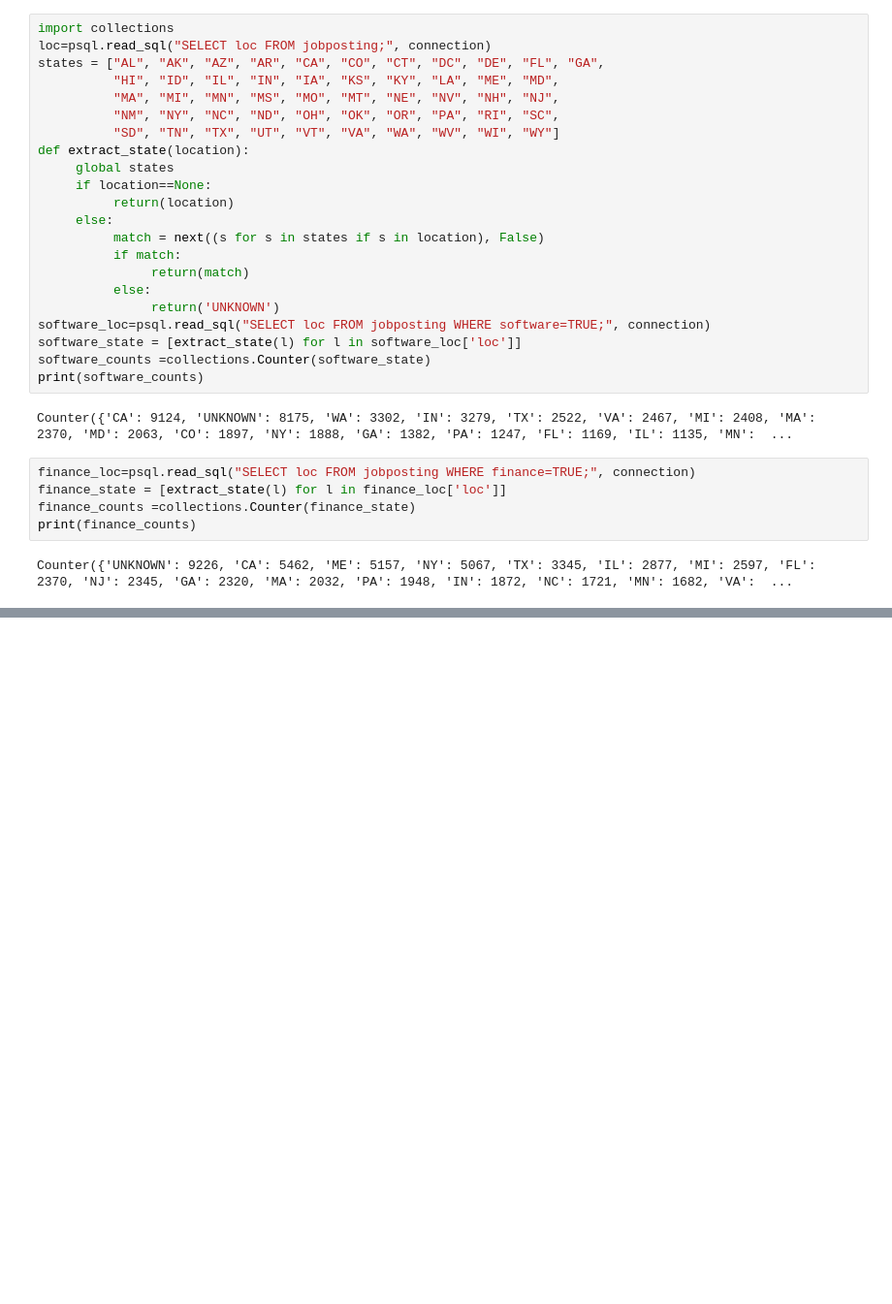
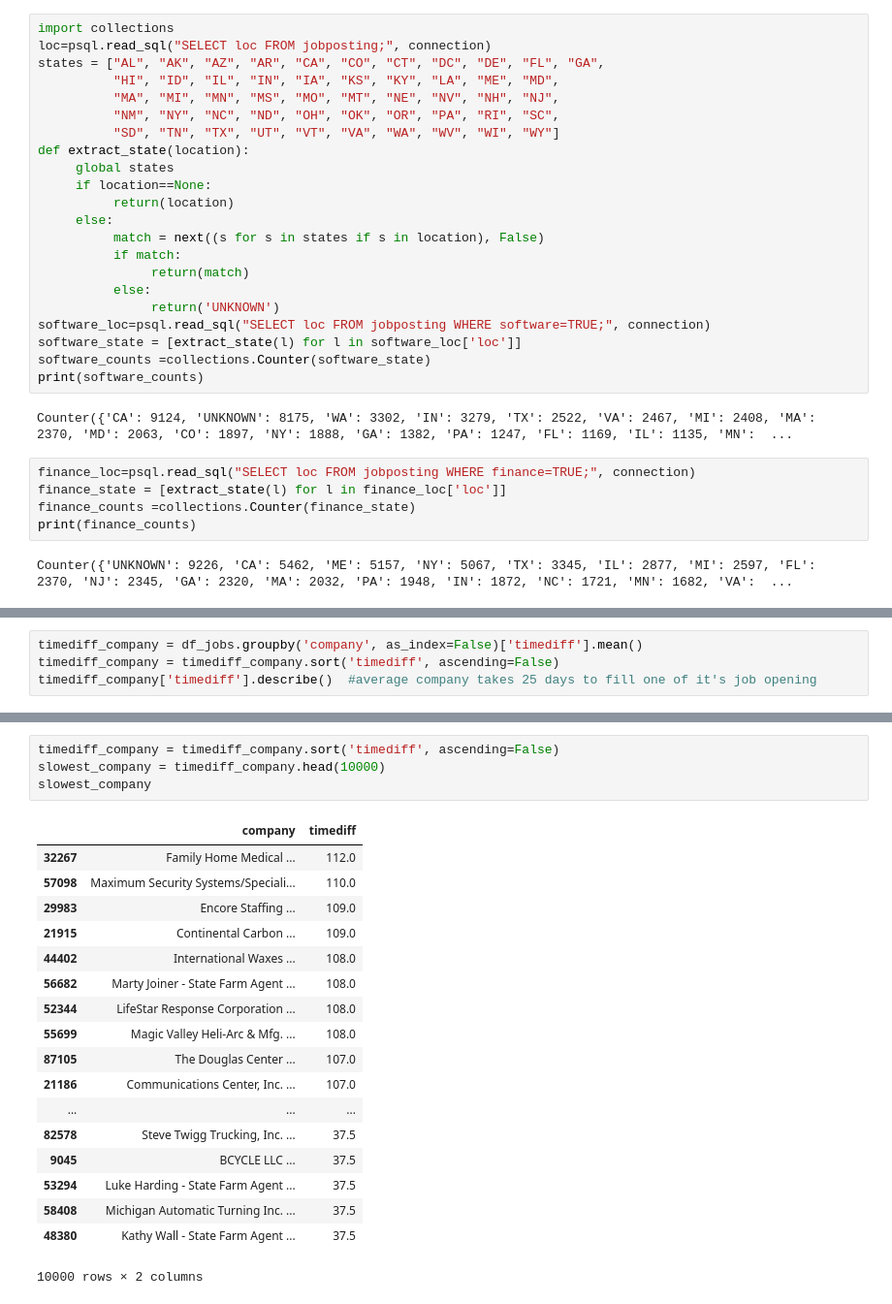
Before and after one commit to MSIA/vail, a Jupyter notebook: eda.ipynb, the cells around one changed output, grey strips where cells are left out. Shown at 97% size. Saved outputs shown, nothing was run; the diff lists cells and outputs as text; blank space fills up the shorter version.

```diff
--- a/eda.ipynb
+++ b/eda.ipynb
@@ -436,0 +563,4 @@ Counter({'UNKNOWN': 9226, 'CA': 5462, 'ME': 5157, 'NY': 5067, 'TX': 3345, 'IL':
+# %%
+timediff_company = df_jobs.groupby('company', as_index=False)['timediff'].mean()
+timediff_company = timediff_company.sort('timediff', ascending=False)
+timediff_company['timediff'].describe()  #average company takes 25 days to fill one of it's job opening
@@ -436,0 +577,23 @@ Counter({'UNKNOWN': 9226, 'CA': 5462, 'ME': 5157, 'NY': 5067, 'TX': 3345, 'IL':
+# %%
+timediff_company = timediff_company.sort('timediff', ascending=False)
+slowest_company = timediff_company.head(10000)
+slowest_company
+# %% [output]
+|  | company | timediff |
+| 32267 | Family Home Medical ... | 112.0 |
+| 57098 | Maximum Security Systems/Speciali... | 110.0 |
+| 29983 | Encore Staffing ... | 109.0 |
+| 21915 | Continental Carbon ... | 109.0 |
+| 44402 | International Waxes ... | 108.0 |
+| 56682 | Marty Joiner - State Farm Agent ... | 108.0 |
+| 52344 | LifeStar Response Corporation ... | 108.0 |
+| 55699 | Magic Valley Heli-Arc & Mfg. ... | 108.0 |
+| 87105 | The Douglas Center ... | 107.0 |
+| 21186 | Communications Center, Inc. ... | 107.0 |
+| ... | ... | ... |
+| 82578 | Steve Twigg Trucking, Inc. ... | 37.5 |
+| 9045 | BCYCLE LLC ... | 37.5 |
+| 53294 | Luke Harding - State Farm Agent ... | 37.5 |
+| 58408 | Michigan Automatic Turning Inc. ... | 37.5 |
+| 48380 | Kathy Wall - State Farm Agent ... | 37.5 |
+10000 rows × 2 columns
```
Also changed, not shown: parts of 42 cells of this notebook.
